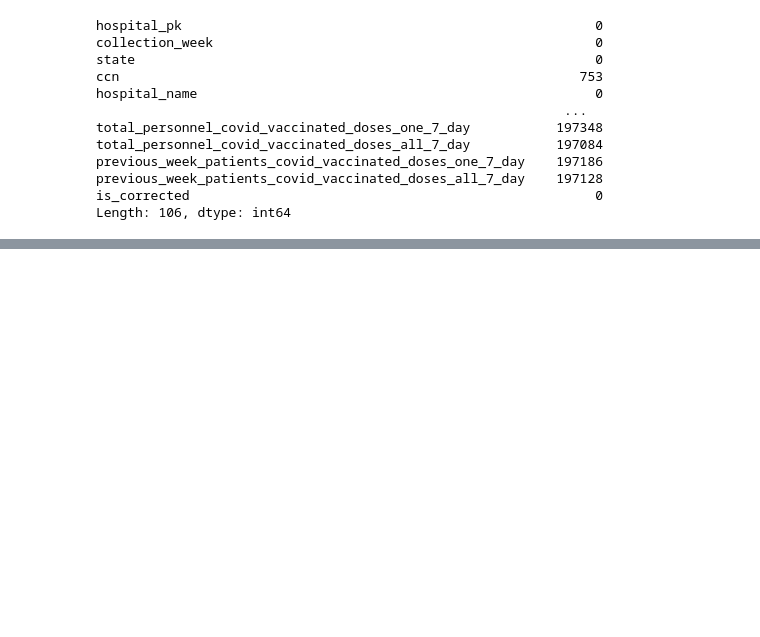
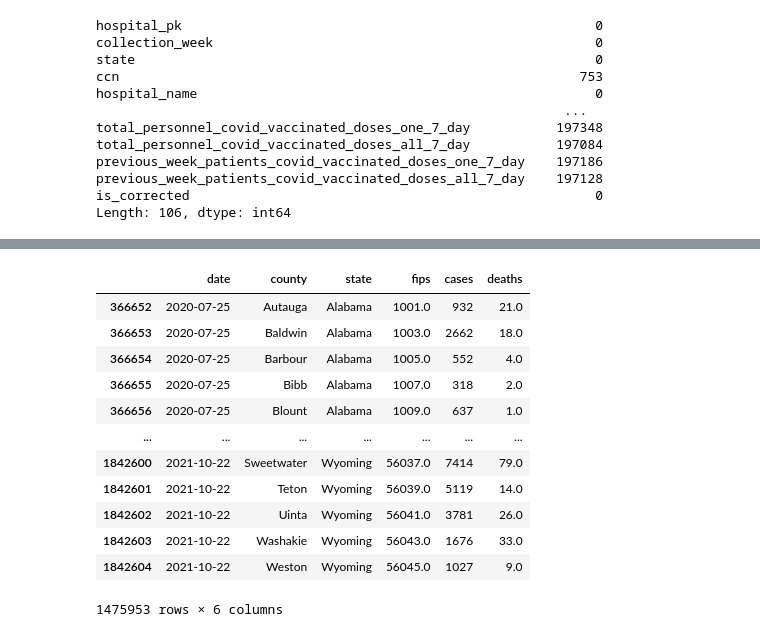
Before and after one commit to philippekerstens/Group-3, a Jupyter notebook: data_exploration.ipynb, the cells around one changed output, grey strips where cells are left out. Cells and saved outputs as stored; diff of their text form; code cells hidden in the pictures; blank space fills up the shorter version.

```diff
--- a/data_exploration.ipynb
+++ b/data_exploration.ipynb
@@ -320,0 +331,4 @@ hospital_data_df.dropna()
+# %%
+# Convert the date column in the NYT data to a datetime object using pd.to_datetime
+nyt_data['date'] = pd.to_datetime(nyt_data['date'])
+nyt_data.head()
@@ -320,0 +381,23 @@ hospital_data_df.dropna()
+# %%
+# 1. Remove the data for dates before 7-31-20 and after 10-22-21
+# 2. Bin the date column by weeks ending every friday
+# 3. Sum the cases and deaths columns for each week binned
+
+# Step 1:
+nyt_data_filtered = nyt_data[nyt_data['date'] >= '2020-07-25']
+nyt_data_filtered = nyt_data_filtered[nyt_data_filtered['date'] <= '2021-10-22']
+nyt_data_filtered
+# %% [output]
+|  | date | county | state | fips | cases | deaths |
+| 366652 | 2020-07-25 | Autauga | Alabama | 1001.0 | 932 | 21.0 |
+| 366653 | 2020-07-25 | Baldwin | Alabama | 1003.0 | 2662 | 18.0 |
+| 366654 | 2020-07-25 | Barbour | Alabama | 1005.0 | 552 | 4.0 |
+| 366655 | 2020-07-25 | Bibb | Alabama | 1007.0 | 318 | 2.0 |
+| 366656 | 2020-07-25 | Blount | Alabama | 1009.0 | 637 | 1.0 |
+| ... | ... | ... | ... | ... | ... | ... |
+| 1842600 | 2021-10-22 | Sweetwater | Wyoming | 56037.0 | 7414 | 79.0 |
+| 1842601 | 2021-10-22 | Teton | Wyoming | 56039.0 | 5119 | 14.0 |
+| 1842602 | 2021-10-22 | Uinta | Wyoming | 56041.0 | 3781 | 26.0 |
+| 1842603 | 2021-10-22 | Washakie | Wyoming | 56043.0 | 1676 | 33.0 |
+| 1842604 | 2021-10-22 | Weston | Wyoming | 56045.0 | 1027 | 9.0 |
+1475953 rows × 6 columns
```
Also changed, not shown: parts of 11 cells of this notebook.
